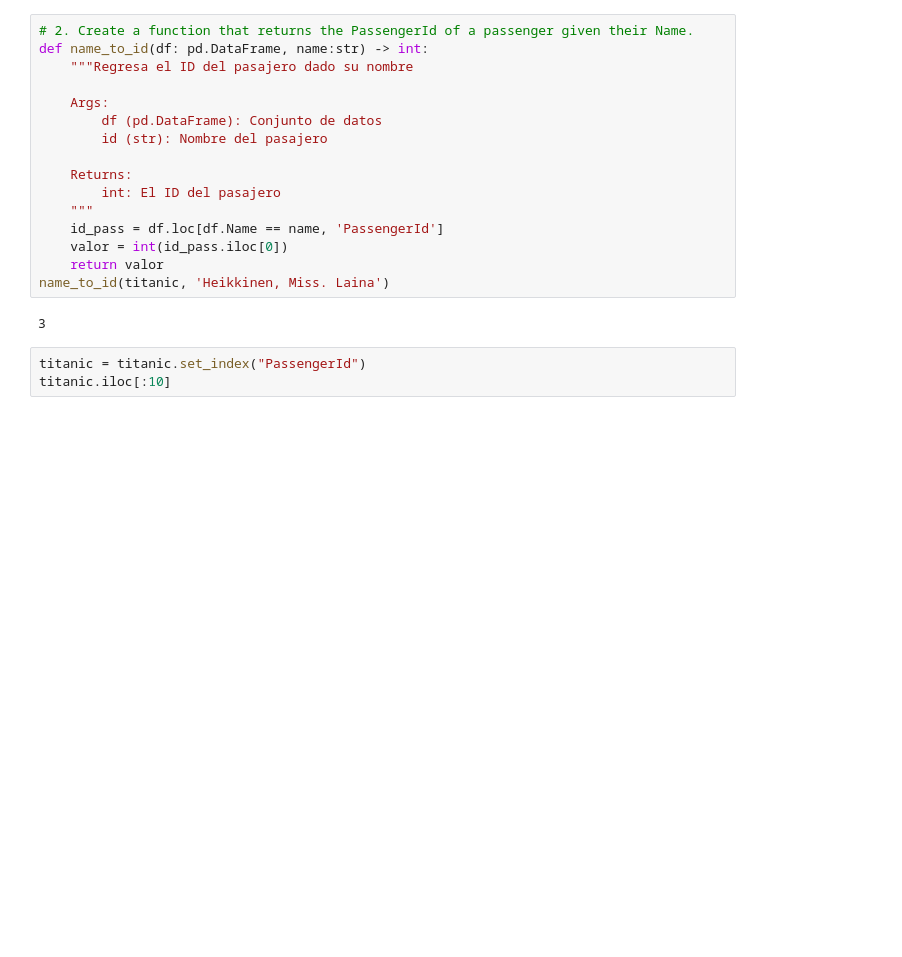
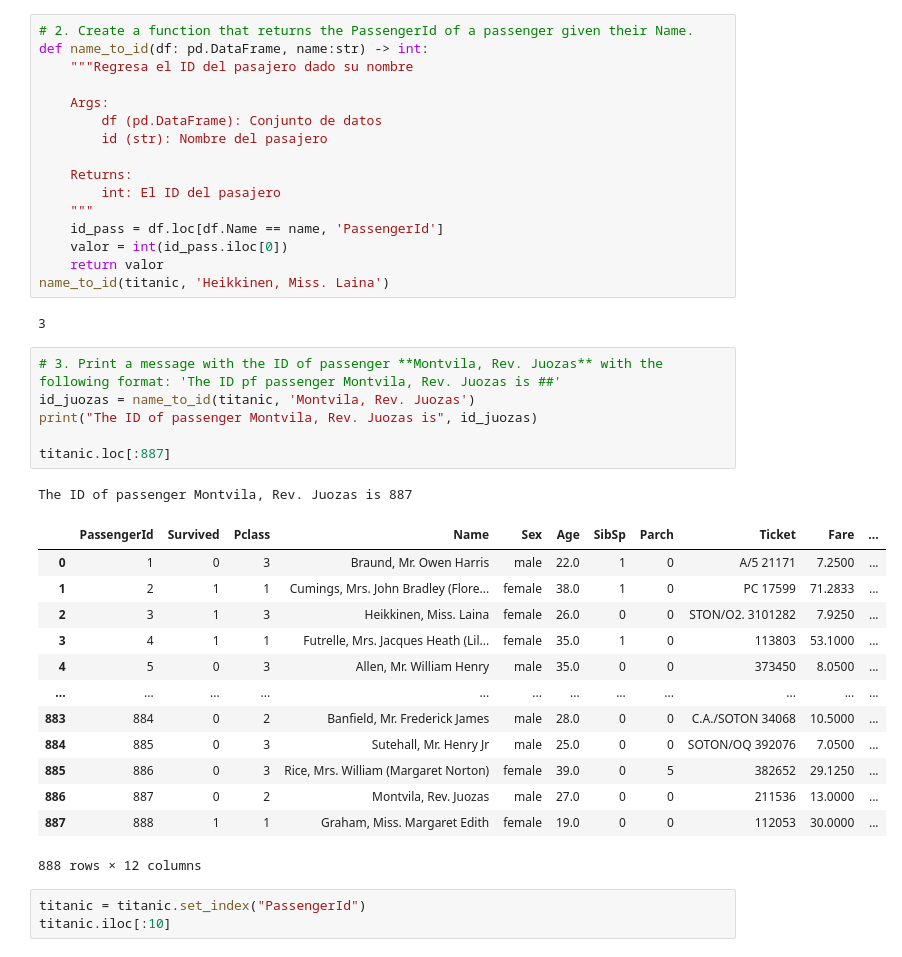
Before and after one commit to IDM4s-2025/df-manipulation641, a Jupyter notebook: titanic.ipynb, the cells around one changed output. Saved outputs shown, nothing was run; the diff lists cells and outputs as text; blank space fills up the shorter version.

```diff
--- a/titanic.ipynb
+++ b/titanic.ipynb
@@ -74,6 +62,27 @@ def name_to_id(df: pd.DataFrame, name:str) -> int:
 name_to_id(titanic, 'Heikkinen, Miss. Laina')
 # %% [output]
 3
+# %%
+# 3. Print a message with the ID of passenger **Montvila, Rev. Juozas** with the following format: 'The ID pf passenger Montvila, Rev. Juozas is ##'
+id_juozas = name_to_id(titanic, 'Montvila, Rev. Juozas')
+print("The ID of passenger Montvila, Rev. Juozas is", id_juozas)
+
+titanic.loc[:887]
+# %% [output]
+The ID of passenger Montvila, Rev. Juozas is 887
+|  | PassengerId | Survived | Pclass | Name | Sex | Age | SibSp | Parch | Ticket | Fare | ... |
+| 0 | 1 | 0 | 3 | Braund, Mr. Owen Harris | male | 22.0 | 1 | 0 | A/5 21171 | 7.2500 | ... |
+| 1 | 2 | 1 | 1 | Cumings, Mrs. John Bradley (Flore... | female | 38.0 | 1 | 0 | PC 17599 | 71.2833 | ... |
+| 2 | 3 | 1 | 3 | Heikkinen, Miss. Laina | female | 26.0 | 0 | 0 | STON/O2. 3101282 | 7.9250 | ... |
+| 3 | 4 | 1 | 1 | Futrelle, Mrs. Jacques Heath (Lil... | female | 35.0 | 1 | 0 | 113803 | 53.1000 | ... |
+| 4 | 5 | 0 | 3 | Allen, Mr. William Henry | male | 35.0 | 0 | 0 | 373450 | 8.0500 | ... |
+| ... | ... | ... | ... | ... | ... | ... | ... | ... | ... | ... | ... |
+| 883 | 884 | 0 | 2 | Banfield, Mr. Frederick James | male | 28.0 | 0 | 0 | C.A./SOTON 34068 | 10.5000 | ... |
+| 884 | 885 | 0 | 3 | Sutehall, Mr. Henry Jr | male | 25.0 | 0 | 0 | SOTON/OQ 392076 | 7.0500 | ... |
+| 885 | 886 | 0 | 3 | Rice, Mrs. William (Margaret Norton) | female | 39.0 | 0 | 5 | 382652 | 29.1250 | ... |
+| 886 | 887 | 0 | 2 | Montvila, Rev. Juozas | male | 27.0 | 0 | 0 | 211536 | 13.0000 | ... |
+| 887 | 888 | 1 | 1 | Graham, Miss. Margaret Edith | female | 19.0 | 0 | 0 | 112053 | 30.0000 | ... |
+888 rows × 12 columns
 # %%
 titanic = titanic.set_index("PassengerId")
 titanic.iloc[:10]
```
Also changed, not shown: parts of 1 cell of this notebook.
